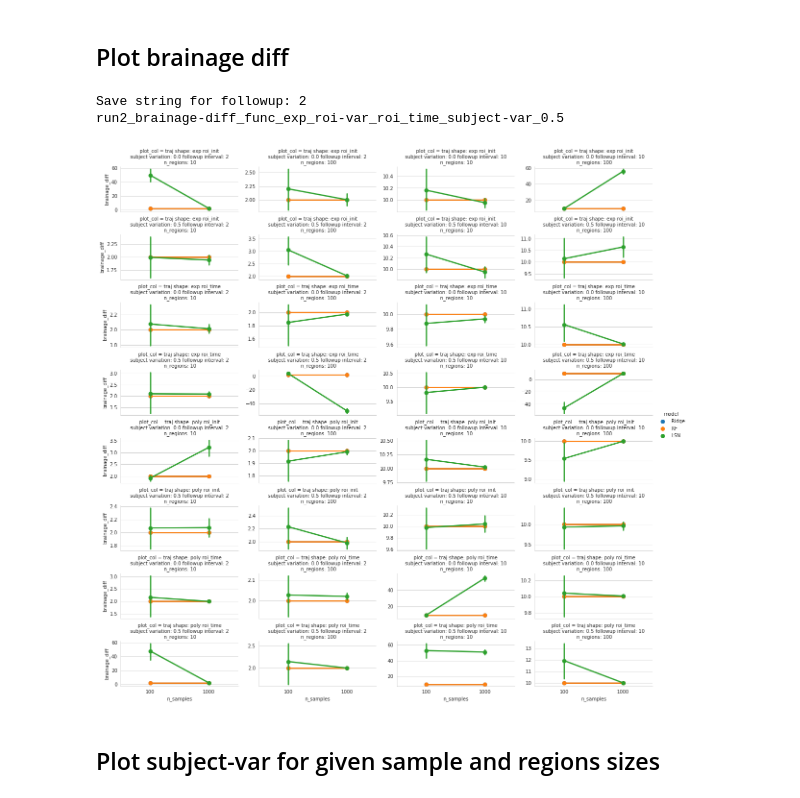
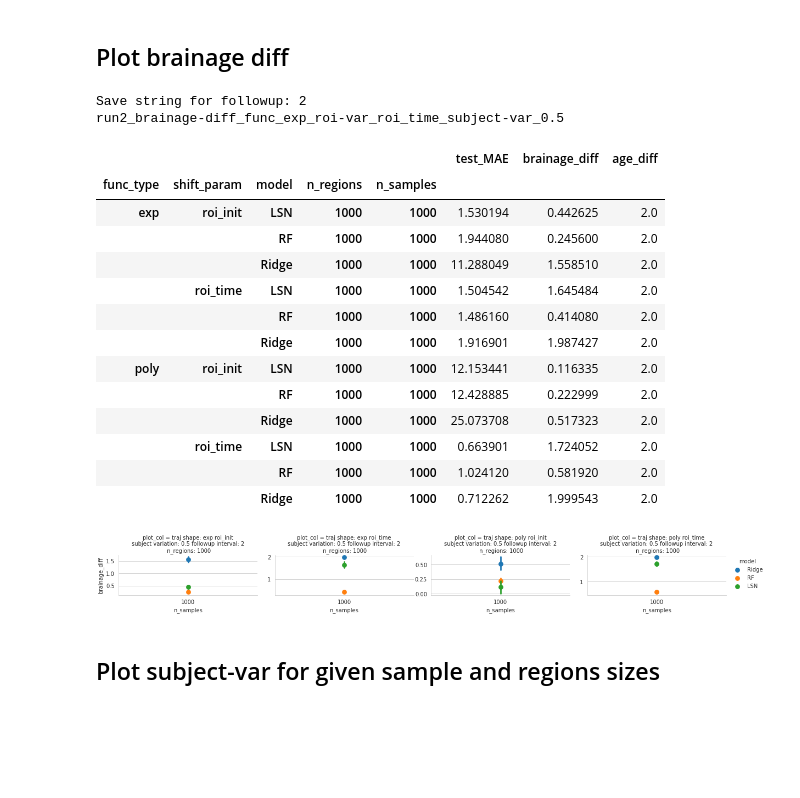
Before and after one commit to nikhil153/brain-diff, a Jupyter notebook: 7_brain_diff_sim.ipynb, the cells around one changed output. Cells and saved outputs as stored; diff of their text form; code cells hidden in the pictures; blank space fills up the shorter version.

```diff
--- a/7_brain_diff_sim.ipynb
+++ b/7_brain_diff_sim.ipynb
@@ -157,14 +157,14 @@ n_timepoints = 100
 func_type_list = ["exp", "poly"]
 func_param_list = ["roi_init", "roi_time"]
 
-intersubject_std_list = [0, 0.5]
-n_samples_list = [100,1000]
-n_regions_list = [10,100]
-followup_list = [2,10]
+intersubject_std_list = [0.5]
+n_samples_list = [1000]
+n_regions_list = [1000]
+followup_list = [2]
 n_iterations = 1
 
 batch_size = 25
-data_aug = False
+data_aug = True
 verbose = False
 n_jobs = 4
 
@@ -591,18 +471,32 @@ run2_MAE_func_exp_roi-var_roi_time_subject-var_0.5
 # %%
 plot_df["age_diff"] = plot_df["test_age_2"] - plot_df["test_age_1"]
 plot_df["brainage_diff"] = plot_df["test_brainage_2"] - plot_df["test_brainage_1"]
 
 print(f"Save string for followup: {followup_interval}")
 print(f"run2_brainage-diff_func_{func_type}_roi-var_{shift_param}_subject-var_{intersubject_std}")
 
 with sns.axes_style("whitegrid"):
     g = sns.catplot(y="brainage_diff",x="n_samples",hue="model",col="plot_col",col_wrap=4, kind="point", data=plot_df, aspect=2, height=2, sharey=False)
 
-# plot_df.groupby(["model","n_regions","n_samples"])["test_MAE","brainage_diff","age_diff"].mean()
+plot_df.groupby(["func_type", "shift_param","model","n_regions","n_samples"])["test_MAE","brainage_diff","age_diff"].mean()
 # %% [output]
 Save string for followup: 2
 run2_brainage-diff_func_exp_roi-var_roi_time_subject-var_0.5
+|  |  |  |  |  | test_MAE | brainage_diff | age_diff |
+| func_type | shift_param | model | n_regions | n_samples |  |  |  |
+| exp | roi_init | LSN | 1000 | 1000 | 1.530194 | 0.442625 | 2.0 |
+|  |  | RF | 1000 | 1000 | 1.944080 | 0.245600 | 2.0 |
+|  |  | Ridge | 1000 | 1000 | 11.288049 | 1.558510 | 2.0 |
+|  | roi_time | LSN | 1000 | 1000 | 1.504542 | 1.645484 | 2.0 |
+|  |  | RF | 1000 | 1000 | 1.486160 | 0.414080 | 2.0 |
+|  |  | Ridge | 1000 | 1000 | 1.916901 | 1.987427 | 2.0 |
+| poly | roi_init | LSN | 1000 | 1000 | 12.153441 | 0.116335 | 2.0 |
+|  |  | RF | 1000 | 1000 | 12.428885 | 0.222999 | 2.0 |
+|  |  | Ridge | 1000 | 1000 | 25.073708 | 0.517323 | 2.0 |
+|  | roi_time | LSN | 1000 | 1000 | 0.663901 | 1.724052 | 2.0 |
+|  |  | RF | 1000 | 1000 | 1.024120 | 0.581920 | 2.0 |
+|  |  | Ridge | 1000 | 1000 | 0.712262 | 1.999543 | 2.0 |
-[figure, old version]
+[figure, new version]
 # %% [markdown]
 ## Plot subject-var for given sample and regions sizes
 # %%
```
Also changed, not shown: parts of 11 cells of this notebook, 4 other files.
